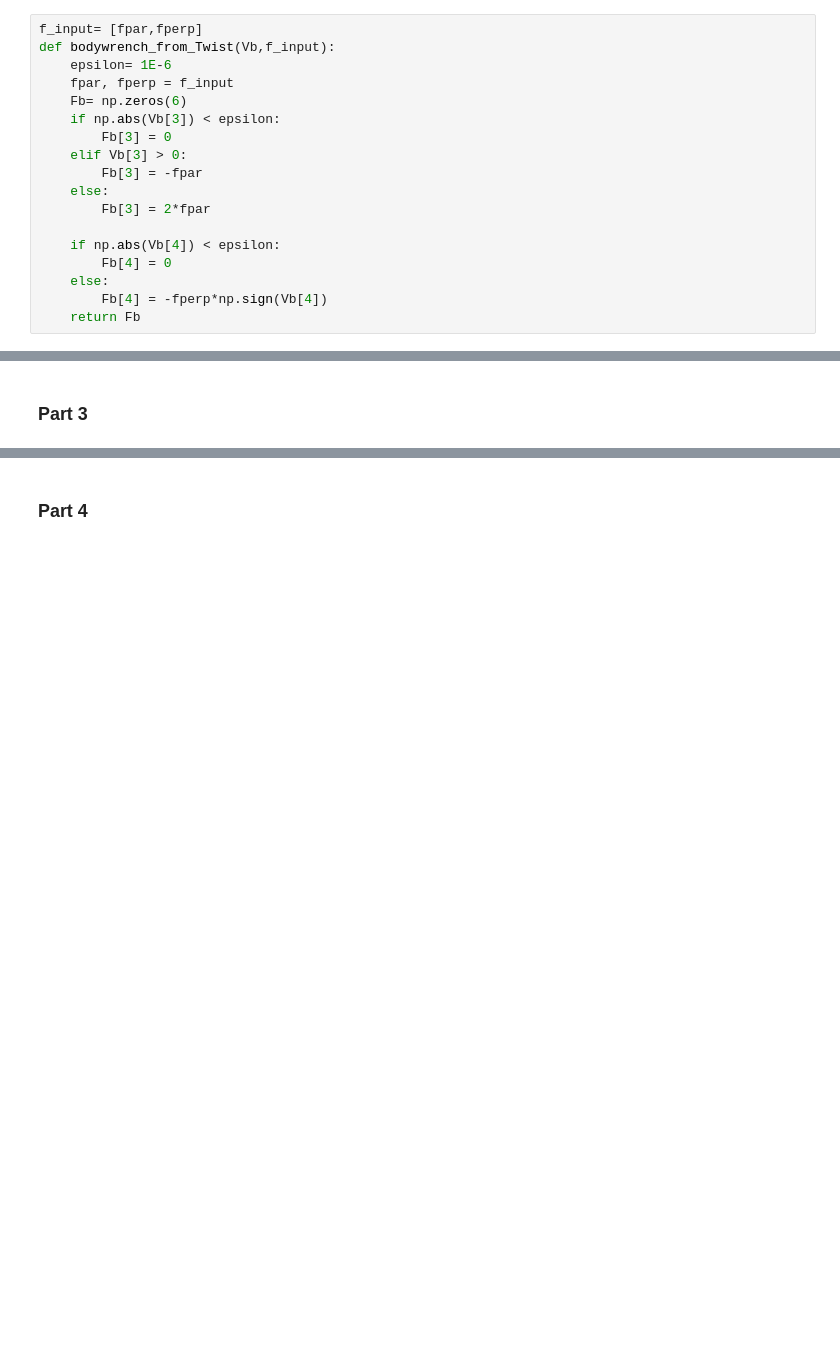
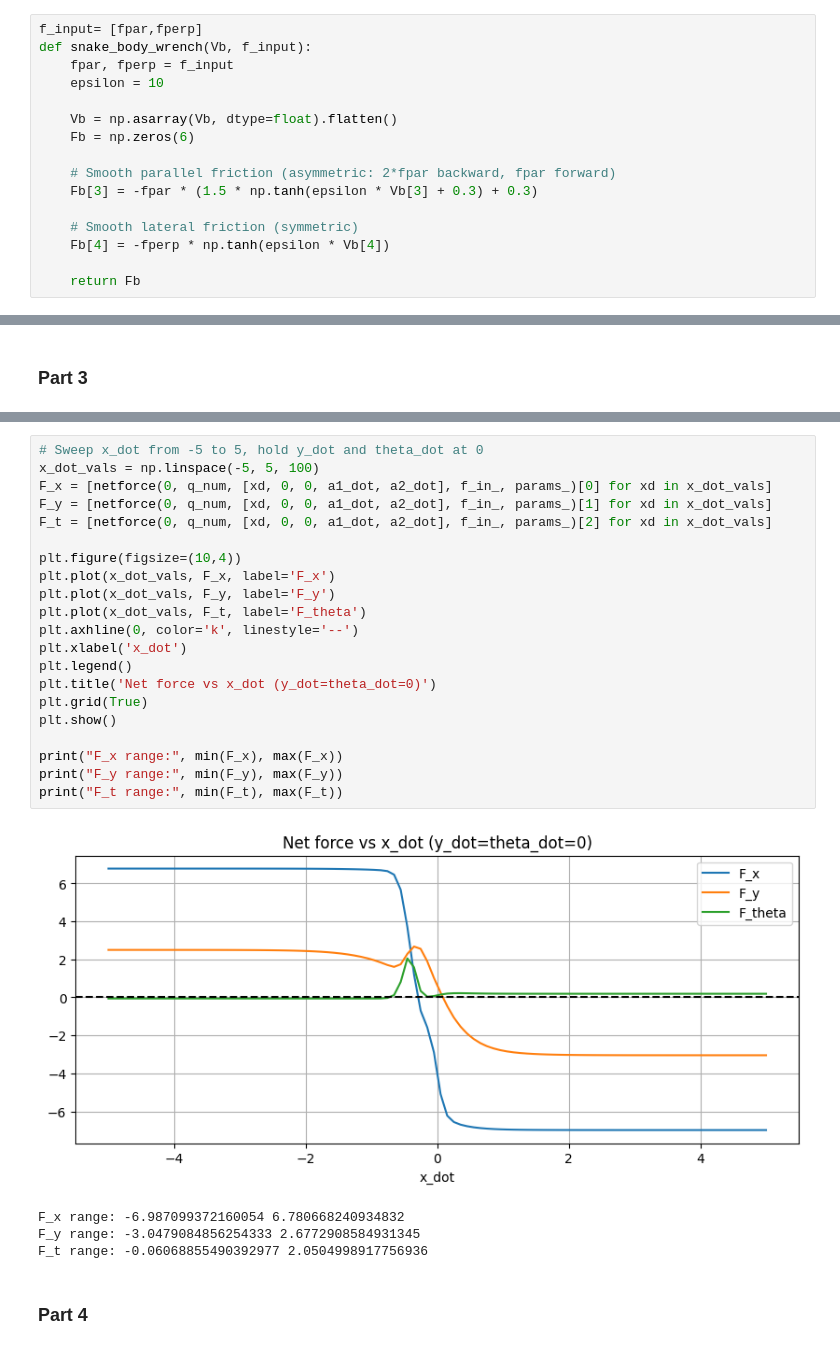
Before and after one commit to ryan-omori/MAE-269, a Jupyter notebook: HW3.ipynb, the cells around one changed output, grey strips where cells are left out. Saved outputs shown, nothing was run; the diff lists cells and outputs as text; blank space fills up the shorter version.

```diff
--- a/HW3.ipynb
+++ b/HW3.ipynb
@@ -484,21 +479,19 @@ def T(R, p):
 ### Part 1: Write a function to take a body twist vector and returns the body wrench
 # %%
 f_input= [fpar,fperp]
-def bodywrench_from_Twist(Vb,f_input):
-    epsilon= 1E-6
+def snake_body_wrench(Vb, f_input):
     fpar, fperp = f_input
-    Fb= np.zeros(6)
-    if np.abs(Vb[3]) < epsilon:
-        Fb[3] = 0
-    elif Vb[3] > 0:
-        Fb[3] = -fpar
-    else:
-        Fb[3] = 2*fpar
+    epsilon = 10
 
-    if np.abs(Vb[4]) < epsilon:
-        Fb[4] = 0
-    else:
-        Fb[4] = -fperp*np.sign(Vb[4])
+    Vb = np.asarray(Vb, dtype=float).flatten()
+    Fb = np.zeros(6)
+
+    # Smooth parallel friction (asymmetric: 2*fpar backward, fpar forward)
+    Fb[3] = -fpar * (1.5 * np.tanh(epsilon * Vb[3] + 0.3) + 0.3)
+
+    # Smooth lateral friction (symmetric)
+    Fb[4] = -fperp * np.tanh(epsilon * Vb[4])
+
     return Fb
 # %% [markdown]
 ### Part 2
@@ -644,2 +584,28 @@ fsolve message: The iteration is not making good progress, as measured by the
+# %%
+# Sweep x_dot from -5 to 5, hold y_dot and theta_dot at 0
+x_dot_vals = np.linspace(-5, 5, 100)
+F_x = [netforce(0, q_num, [xd, 0, 0, a1_dot, a2_dot], f_in_, params_)[0] for xd in x_dot_vals]
+F_y = [netforce(0, q_num, [xd, 0, 0, a1_dot, a2_dot], f_in_, params_)[1] for xd in x_dot_vals]
+F_t = [netforce(0, q_num, [xd, 0, 0, a1_dot, a2_dot], f_in_, params_)[2] for xd in x_dot_vals]
+
+plt.figure(figsize=(10,4))
+plt.plot(x_dot_vals, F_x, label='F_x')
+plt.plot(x_dot_vals, F_y, label='F_y')
+plt.plot(x_dot_vals, F_t, label='F_theta')
+plt.axhline(0, color='k', linestyle='--')
+plt.xlabel('x_dot')
+plt.legend()
+plt.title('Net force vs x_dot (y_dot=theta_dot=0)')
+plt.grid(True)
+plt.show()
+
+print("F_x range:", min(F_x), max(F_x))
+print("F_y range:", min(F_y), max(F_y))
+print("F_t range:", min(F_t), max(F_t))
+# %% [output]
+[figure, added]
+F_x range: -6.987099372160054 6.780668240934832
+F_y range: -3.0479084856254333 2.6772908584931345
+F_t range: -0.06068855490392977 2.0504998917756936
 # %% [markdown]
 ### Part 4
```
Also changed, not shown: parts of 21 cells of this notebook.
